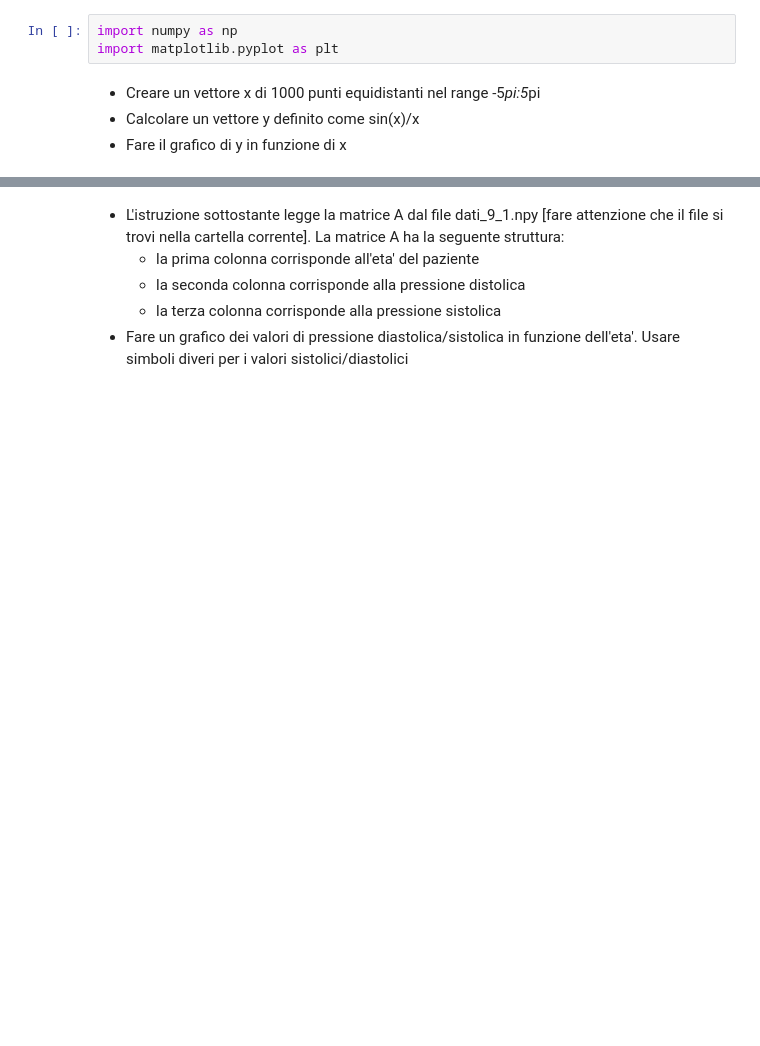
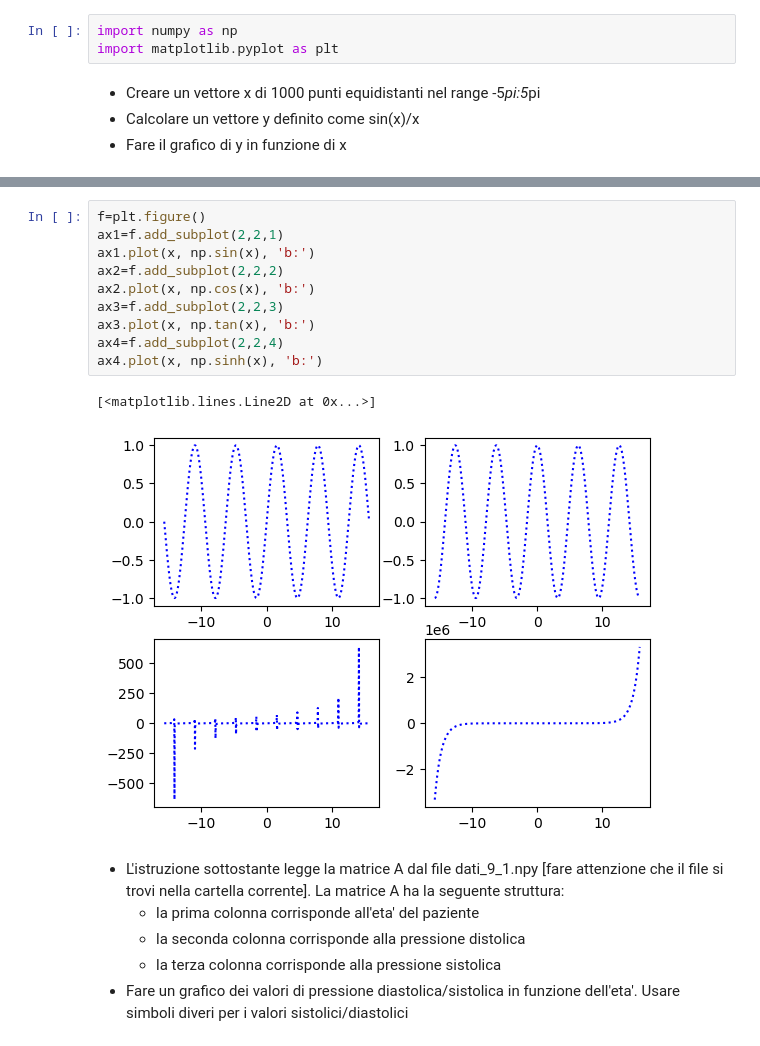
Before and after one commit to Gxs21/informatica_furini, a Jupyter notebook: esercizi_7_9/esercizio_9.ipynb, the cells around one changed output, grey strips where cells are left out. Cells and saved outputs as stored; diff of their text form; blank space fills up the shorter version.

```diff
--- a/esercizi_7_9/esercizio_9.ipynb
+++ b/esercizi_7_9/esercizio_9.ipynb
@@ -8,3 +18,16 @@ import matplotlib.pyplot as plt
+# %%
+f=plt.figure()
+ax1=f.add_subplot(2,2,1)
+ax1.plot(x, np.sin(x), 'b:')
+ax2=f.add_subplot(2,2,2)
+ax2.plot(x, np.cos(x), 'b:')
+ax3=f.add_subplot(2,2,3)
+ax3.plot(x, np.tan(x), 'b:')
+ax4=f.add_subplot(2,2,4)
+ax4.plot(x, np.sinh(x), 'b:')
+# %% [output]
+[<matplotlib.lines.Line2D at 0x...>]
+[figure, added]
 # %% [markdown]
 * L'istruzione sottostante legge la matrice A dal file dati_9_1.npy [fare attenzione che il file si trovi nella cartella corrente]. La matrice A ha la seguente struttura:
     * la prima colonna corrisponde all'eta' del paziente
```
Also changed, not shown: parts of 9 cells of this notebook.
